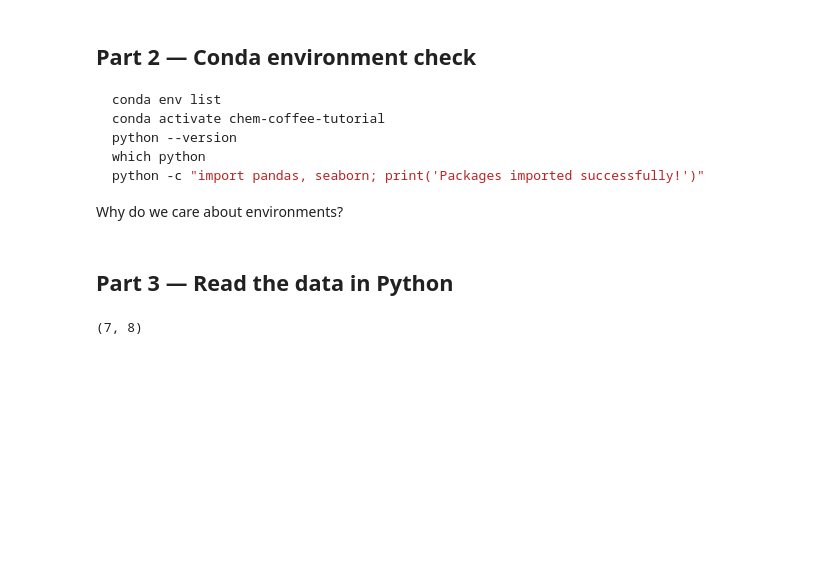
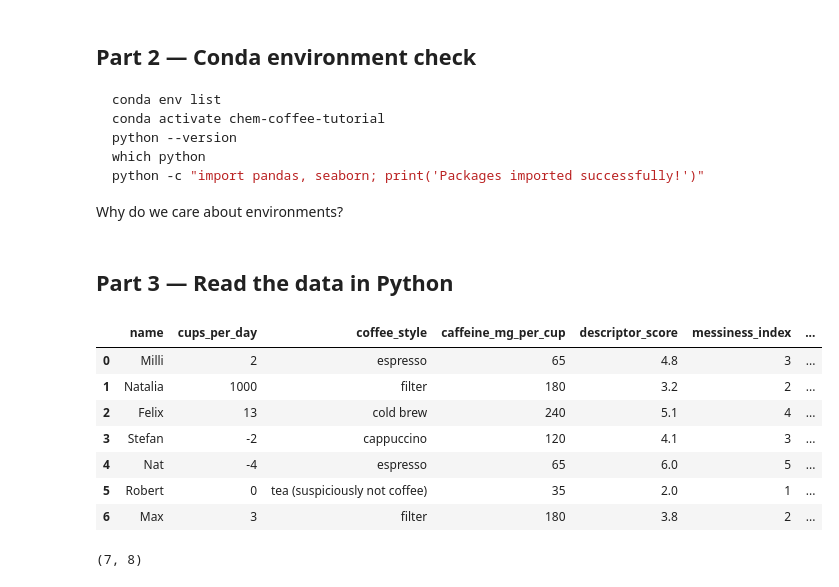
Before and after one commit to felixsoehngen/TutorialMayerLab, a Jupyter notebook: notebooks/01_coffee_git_snakemake_tutorial.ipynb, the cells around one changed output. Cells and saved outputs as stored; diff of their text form; code cells hidden in the pictures; blank space fills up the shorter version.

```diff
--- a/notebooks/01_coffee_git_snakemake_tutorial.ipynb
+++ b/notebooks/01_coffee_git_snakemake_tutorial.ipynb
@@ -51,8 +51,17 @@ Why do we care about environments?
 # %%
 import pandas as pd
 
-df = pd.read_csv("PATH/data/coffee_team.csv")
+df = pd.read_csv("/Users/felixsoehngen/Coding/Problemset/TutorialMayerLab/data/coffee_team.csv")
 df
+# %% [output]
+|  | name | cups_per_day | coffee_style | caffeine_mg_per_cup | descriptor_score | messiness_index | ... |
+| 0 | Milli | 2 | espresso | 65 | 4.8 | 3 | ... |
+| 1 | Natalia | 1000 | filter | 180 | 3.2 | 2 | ... |
+| 2 | Felix | 13 | cold brew | 240 | 5.1 | 4 | ... |
+| 3 | Stefan | -2 | cappuccino | 120 | 4.1 | 3 | ... |
+| 4 | Nat | -4 | espresso | 65 | 6.0 | 5 | ... |
+| 5 | Robert | 0 | tea (suspiciously not coffee) | 35 | 2.0 | 1 | ... |
+| 6 | Max | 3 | filter | 180 | 3.8 | 2 | ... |
 # %%
 df.shape
 # %% [output]
```
Also changed, not shown: parts of 9 cells of this notebook.
